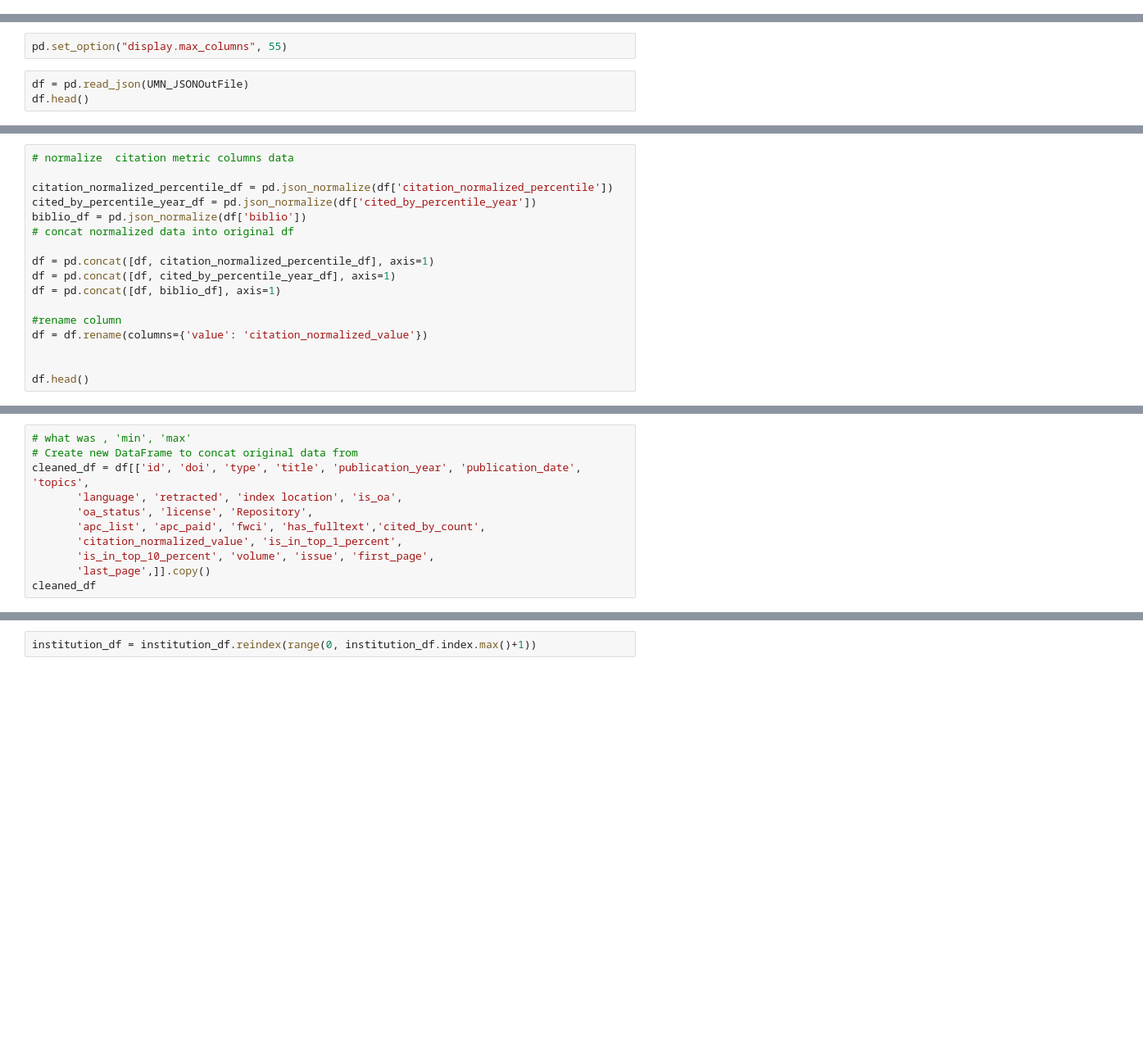
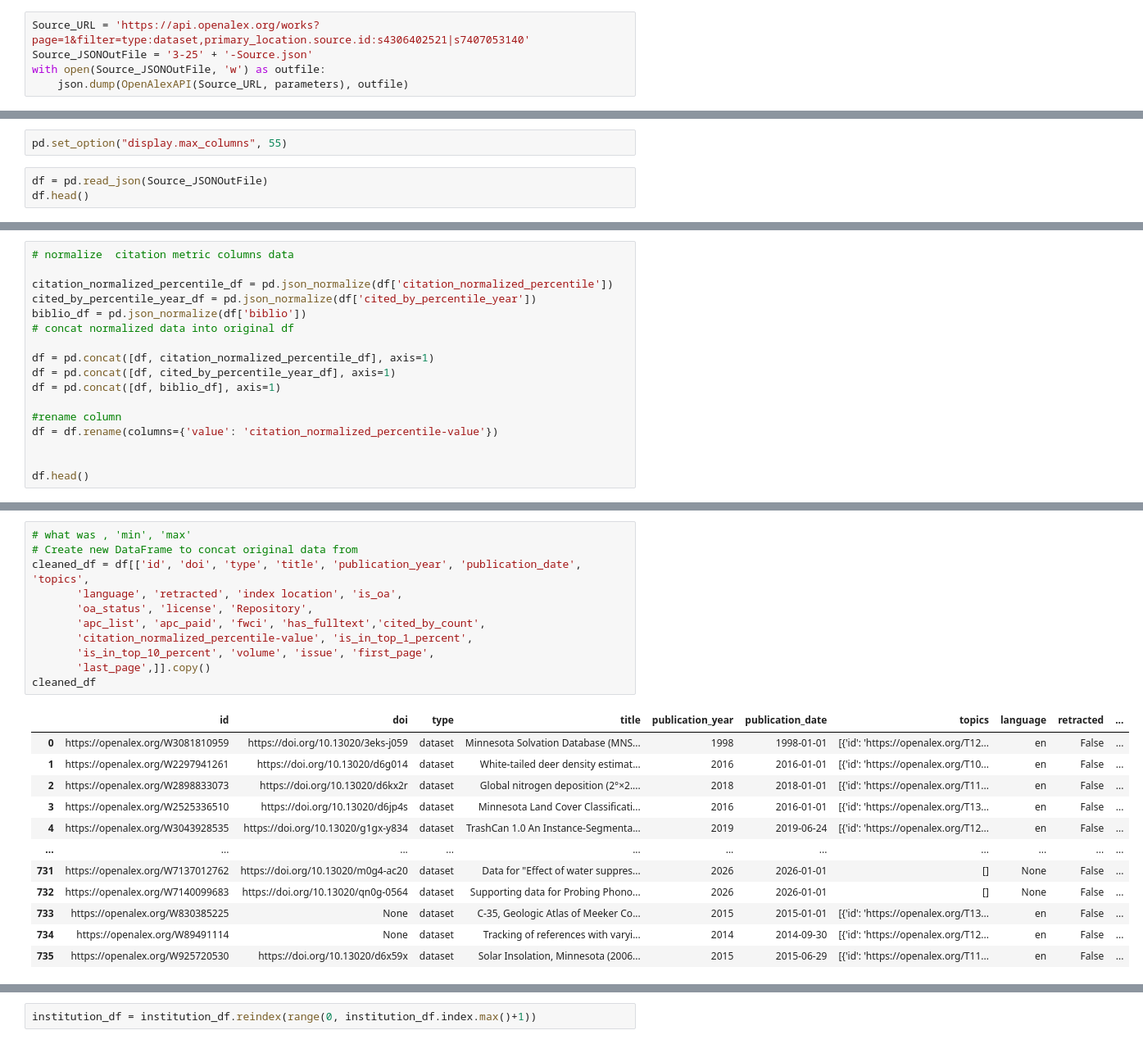
Before and after one commit to senderrr/OpenAlex, a Jupyter notebook: OpenAlexSource.ipynb, the cells around one changed output, grey strips where cells are left out. Shown at 82% size. Drawn from its saved outputs; the diff is of its cells as text; blank space fills up the shorter version.

```diff
--- a/OpenAlexSource.ipynb
+++ b/OpenAlexSource.ipynb
@@ -85,0 +71,5 @@ with open(UMN_JSONOutFile, 'w') as outfile:
+# %%
+Source_URL = 'https://api.openalex.org/works?page=1&filter=type:dataset,primary_location.source.id:s4306402521|s7407053140'
+Source_JSONOutFile = '3-25' + '-Source.json'
+with open(Source_JSONOutFile, 'w') as outfile:
+    json.dump(OpenAlexAPI(Source_URL, parameters), outfile)
@@ -95,5 +95,5 @@ def missing_index(df):
 # %%
 pd.set_option("display.max_columns", 55)
 # %%
-df = pd.read_json(UMN_JSONOutFile)
+df = pd.read_json(Source_JSONOutFile)
 df.head()
@@ -117,7 +146,7 @@ df = pd.concat([df, cited_by_percentile_year_df], axis=1)
 df = pd.concat([df, biblio_df], axis=1)
 
 #rename column
-df = df.rename(columns={'value': 'citation_normalized_value'})
+df = df.rename(columns={'value': 'citation_normalized_percentile-value'})
 
 
 df.head()
@@ -152,11 +248,24 @@ df.head()
 # %%
 # what was , 'min', 'max'
 # Create new DataFrame to concat original data from
 cleaned_df = df[['id', 'doi', 'type', 'title', 'publication_year', 'publication_date', 'topics',
        'language', 'retracted', 'index location', 'is_oa',
        'oa_status', 'license', 'Repository',
        'apc_list', 'apc_paid', 'fwci', 'has_fulltext','cited_by_count',
-       'citation_normalized_value', 'is_in_top_1_percent',
+       'citation_normalized_percentile-value', 'is_in_top_1_percent',
        'is_in_top_10_percent', 'volume', 'issue', 'first_page',
        'last_page',]].copy()
 cleaned_df
+# %% [output]
+|  | id | doi | type | title | publication_year | publication_date | topics | language | retracted | ... |
+| 0 | https://openalex.org/W3081810959 | https://doi.org/10.13020/3eks-j059 | dataset | Minnesota Solvation Database (MNS... | 1998 | 1998-01-01 | [{'id': 'https://openalex.org/T12... | en | False | ... |
+| 1 | https://openalex.org/W2297941261 | https://doi.org/10.13020/d6g014 | dataset | White-tailed deer density estimat... | 2016 | 2016-01-01 | [{'id': 'https://openalex.org/T10... | en | False | ... |
+| 2 | https://openalex.org/W2898833073 | https://doi.org/10.13020/d6kx2r | dataset | Global nitrogen deposition (2°×2.... | 2018 | 2018-01-01 | [{'id': 'https://openalex.org/T11... | en | False | ... |
+| 3 | https://openalex.org/W2525336510 | https://doi.org/10.13020/d6jp4s | dataset | Minnesota Land Cover Classificati... | 2016 | 2016-01-01 | [{'id': 'https://openalex.org/T13... | en | False | ... |
+| 4 | https://openalex.org/W3043928535 | https://doi.org/10.13020/g1gx-y834 | dataset | TrashCan 1.0 An Instance-Segmenta... | 2019 | 2019-06-24 | [{'id': 'https://openalex.org/T12... | en | False | ... |
+| ... | ... | ... | ... | ... | ... | ... | ... | ... | ... | ... |
+| 731 | https://openalex.org/W7137012762 | https://doi.org/10.13020/m0g4-ac20 | dataset | Data for "Effect of water suppres... | 2026 | 2026-01-01 | [] | None | False | ... |
+| 732 | https://openalex.org/W7140099683 | https://doi.org/10.13020/qn0g-0564 | dataset | Supporting data for Probing Phono... | 2026 | 2026-01-01 | [] | None | False | ... |
+| 733 | https://openalex.org/W830385225 | None | dataset | C-35, Geologic Atlas of Meeker Co... | 2015 | 2015-01-01 | [{'id': 'https://openalex.org/T13... | en | False | ... |
+| 734 | https://openalex.org/W89491114 | None | dataset | Tracking of references with varyi... | 2014 | 2014-09-30 | [{'id': 'https://openalex.org/T12... | en | False | ... |
+| 735 | https://openalex.org/W925720530 | https://doi.org/10.13020/d6x59x | dataset | Solar Insolation, Minnesota (2006... | 2015 | 2015-06-29 | [{'id': 'https://openalex.org/T11... | en | False | ... |
```
Also changed, not shown: parts of 41 cells of this notebook, 2 other files.
